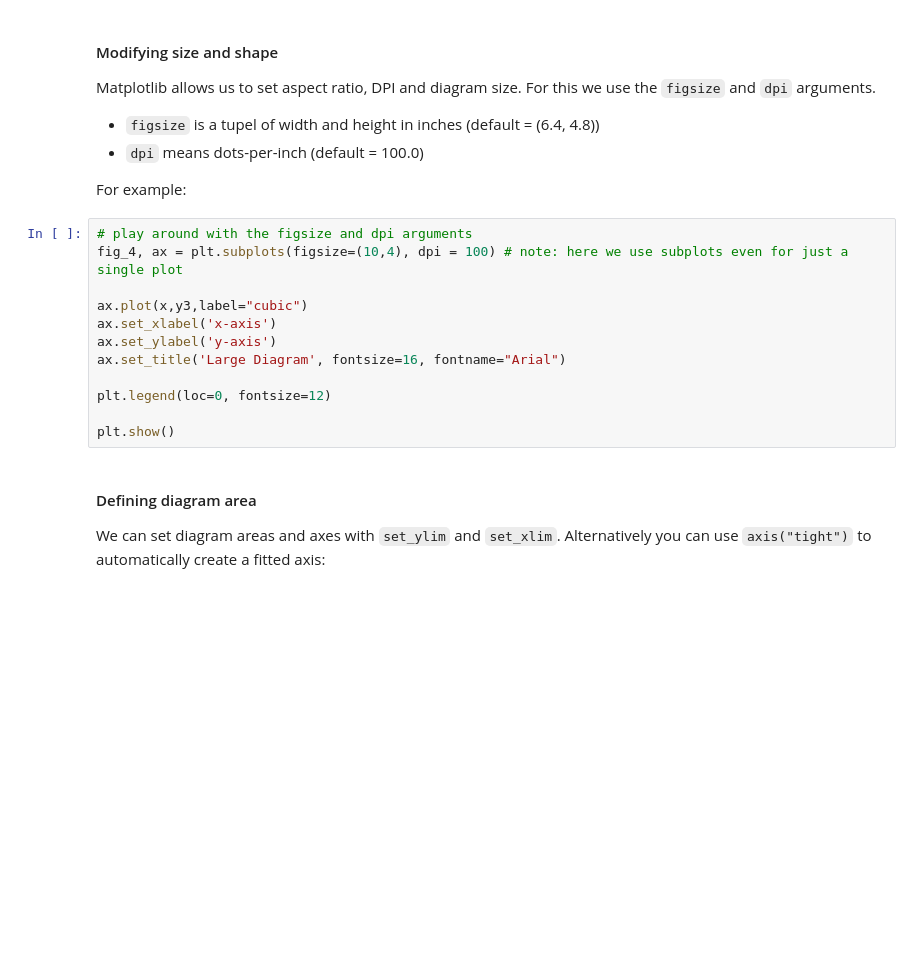
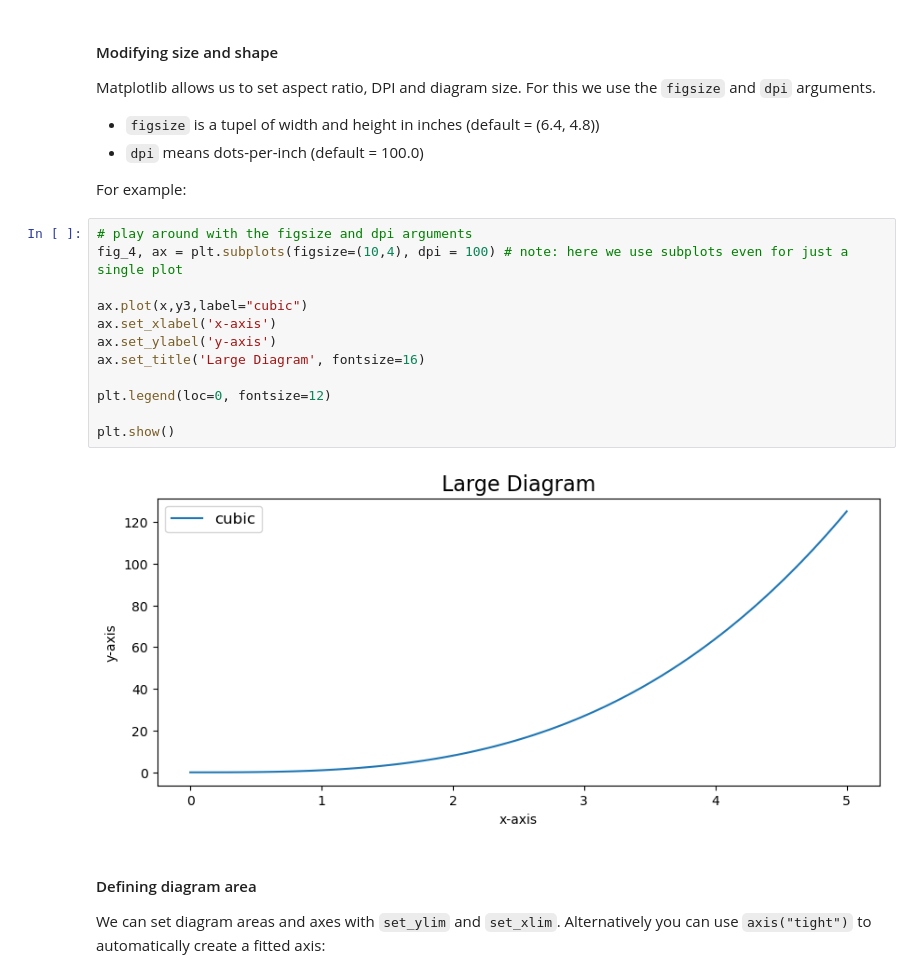
Before and after one commit to timoerc/AA_2025, a Jupyter notebook: Workshop_04/W4_Visualization.ipynb, the cells around one changed output. Saved outputs shown, nothing was run; the diff lists cells and outputs as text; blank space fills up the shorter version.

```diff
--- a/Workshop_04/W4_Visualization.ipynb
+++ b/Workshop_04/W4_Visualization.ipynb
@@ -200,15 +224,17 @@ For example:
 # %%
 # play around with the figsize and dpi arguments
 fig_4, ax = plt.subplots(figsize=(10,4), dpi = 100) # note: here we use subplots even for just a single plot
 
 ax.plot(x,y3,label="cubic")
 ax.set_xlabel('x-axis')
 ax.set_ylabel('y-axis')
-ax.set_title('Large Diagram', fontsize=16, fontname="Arial")
+ax.set_title('Large Diagram', fontsize=16)
 
 plt.legend(loc=0, fontsize=12)
 
 plt.show()
+# %% [output]
+[figure, added]
 # %% [markdown]
 #### Defining diagram area
 
```
Also changed, not shown: parts of 32 cells of this notebook, 3 other files.
